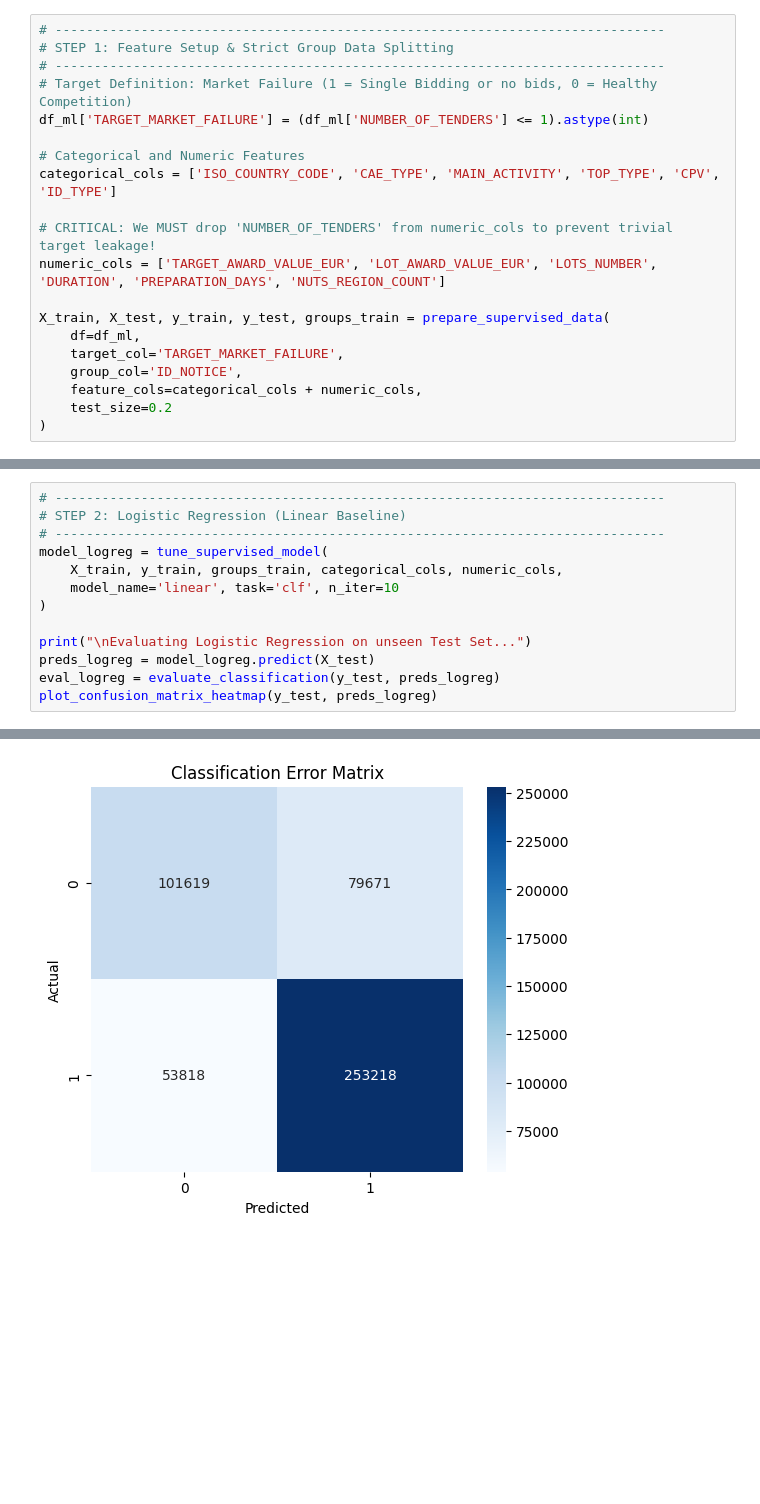
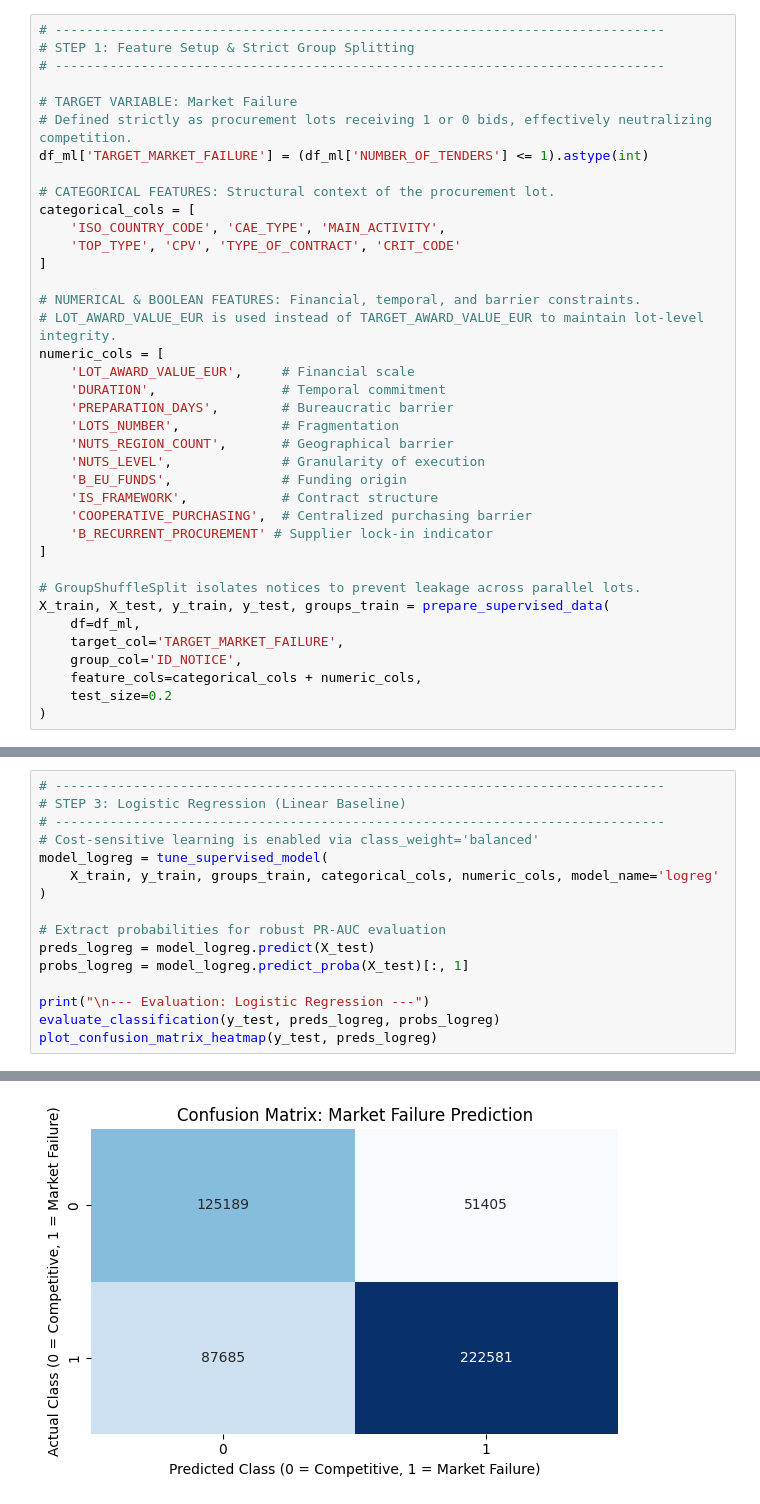
Before and after one commit to msuess23/egov-aids, a Jupyter notebook: 07_classification.ipynb, the cells around one changed output, grey strips where cells are left out. Saved outputs shown, nothing was run; the diff lists cells and outputs as text; blank space fills up the shorter version.

Commit message:
changes to preparation & training

```diff
--- a/07_classification.ipynb
+++ b/07_classification.ipynb
@@ -17,16 +14,34 @@ Loading Golden Dataset from Pipeline 5...
 # %%
 # ------------------------------------------------------------------------------
-# STEP 1: Feature Setup & Strict Group Data Splitting
+# STEP 1: Feature Setup & Strict Group Splitting
 # ------------------------------------------------------------------------------
-# Target Definition: Market Failure (1 = Single Bidding or no bids, 0 = Healthy Competition)
+
+# TARGET VARIABLE: Market Failure
+# Defined strictly as procurement lots receiving 1 or 0 bids, effectively neutralizing competition.
 df_ml['TARGET_MARKET_FAILURE'] = (df_ml['NUMBER_OF_TENDERS'] <= 1).astype(int)
 
-# Categorical and Numeric Features
-categorical_cols = ['ISO_COUNTRY_CODE', 'CAE_TYPE', 'MAIN_ACTIVITY', 'TOP_TYPE', 'CPV', 'ID_TYPE']
+# CATEGORICAL FEATURES: Structural context of the procurement lot.
+categorical_cols = [
+    'ISO_COUNTRY_CODE', 'CAE_TYPE', 'MAIN_ACTIVITY',
+    'TOP_TYPE', 'CPV', 'TYPE_OF_CONTRACT', 'CRIT_CODE'
+]
 
-# CRITICAL: We MUST drop 'NUMBER_OF_TENDERS' from numeric_cols to prevent trivial target leakage!
-numeric_cols = ['TARGET_AWARD_VALUE_EUR', 'LOT_AWARD_VALUE_EUR', 'LOTS_NUMBER', 'DURATION', 'PREPARATION_DAYS', 'NUTS_REGION_COUNT']
+# NUMERICAL & BOOLEAN FEATURES: Financial, temporal, and barrier constraints.
+# LOT_AWARD_VALUE_EUR is used instead of TARGET_AWARD_VALUE_EUR to maintain lot-level integrity.
+numeric_cols = [
+    'LOT_AWARD_VALUE_EUR',     # Financial scale
+    'DURATION',                # Temporal commitment
+    'PREPARATION_DAYS',        # Bureaucratic barrier
+    'LOTS_NUMBER',             # Fragmentation
+    'NUTS_REGION_COUNT',       # Geographical barrier
+    'NUTS_LEVEL',              # Granularity of execution
+    'B_EU_FUNDS',              # Funding origin
+    'IS_FRAMEWORK',            # Contract structure
+    'COOPERATIVE_PURCHASING',  # Centralized purchasing barrier
+    'B_RECURRENT_PROCUREMENT' # Supplier lock-in indicator
+]
 
+# GroupShuffleSplit isolates notices to prevent leakage across parallel lots.
 X_train, X_test, y_train, y_test, groups_train = prepare_supervised_data(
     df=df_ml,
     target_col='TARGET_MARKET_FAILURE',
@@ -40,14 +89,17 @@ Preparing data for supervised learning. Target: 'TARGET_MARKET_FAILURE'
 # %%
 # ------------------------------------------------------------------------------
-# STEP 2: Logistic Regression (Linear Baseline)
+# STEP 3: Logistic Regression (Linear Baseline)
 # ------------------------------------------------------------------------------
+# Cost-sensitive learning is enabled via class_weight='balanced'
 model_logreg = tune_supervised_model(
-    X_train, y_train, groups_train, categorical_cols, numeric_cols,
-    model_name='linear', task='clf', n_iter=10
+    X_train, y_train, groups_train, categorical_cols, numeric_cols, model_name='logreg'
 )
 
-print("\nEvaluating Logistic Regression on unseen Test Set...")
+# Extract probabilities for robust PR-AUC evaluation
 preds_logreg = model_logreg.predict(X_test)
-eval_logreg = evaluate_classification(y_test, preds_logreg)
+probs_logreg = model_logreg.predict_proba(X_test)[:, 1]
+
+print("\n--- Evaluation: Logistic Regression ---")
+evaluate_classification(y_test, preds_logreg, probs_logreg)
 plot_confusion_matrix_heatmap(y_test, preds_logreg)
 # %% [output]
@@ -65,3 +119,3 @@ Recall:       0.8247
-[figure, old version]
+[figure, new version]
 # %%
 # ------------------------------------------------------------------------------
```
Also changed, not shown: parts of 6 cells of this notebook, 23 other files.
